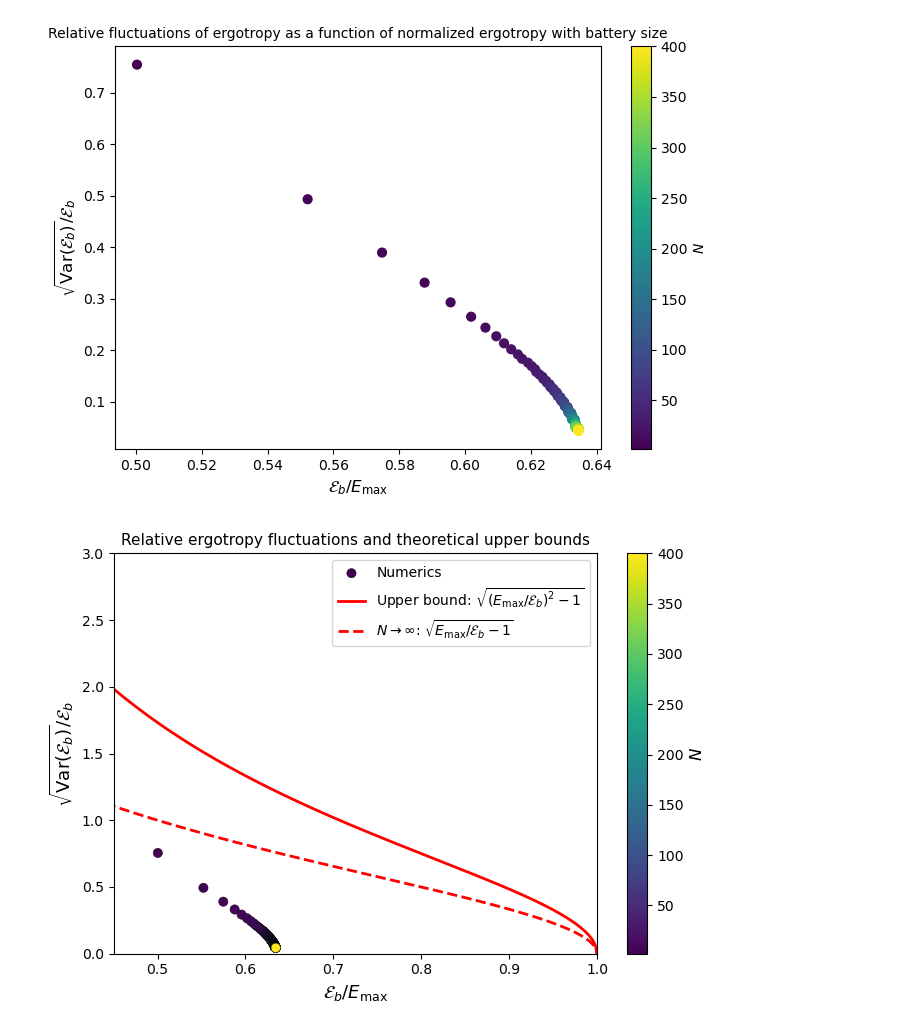
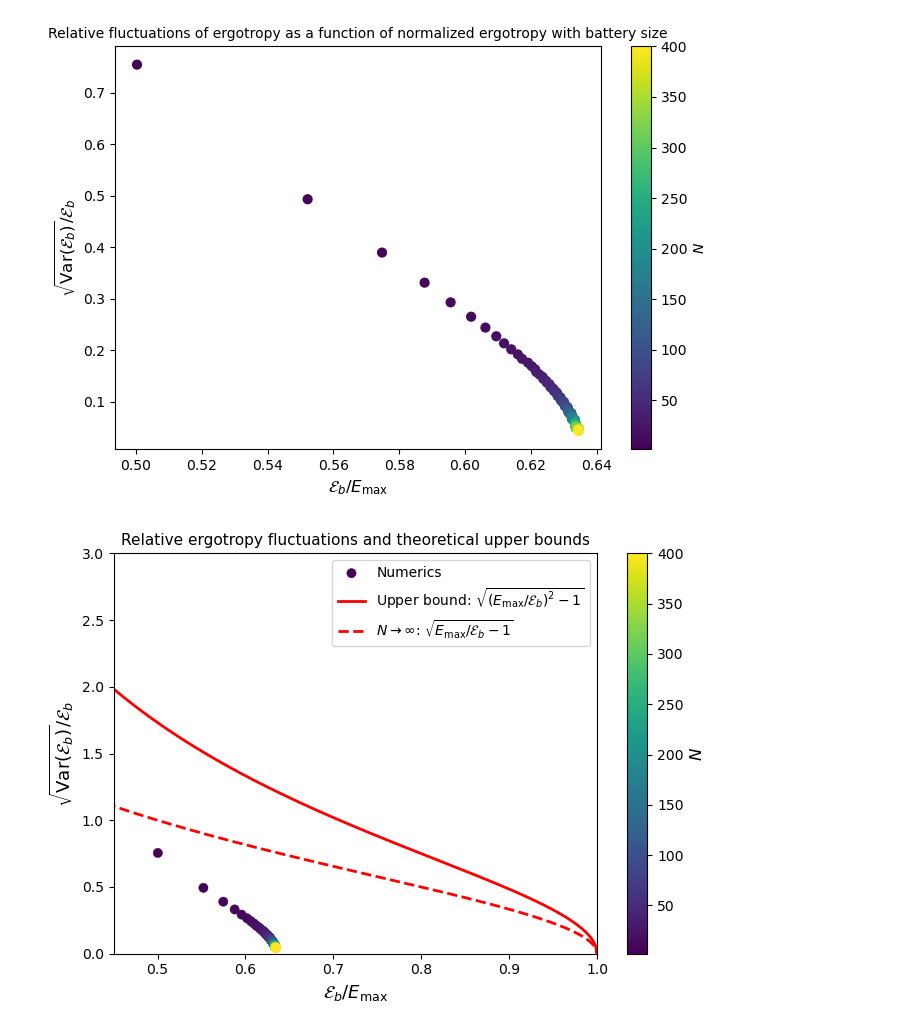
Before and after one commit to gbhanja/ERGO_FLUC_parallel_codes, a Jupyter notebook: TC_OP_coherent.ipynb, the cells around one changed output. Saved outputs shown, nothing was run; the diff lists cells and outputs as text; code cells hidden in the pictures.

```diff
--- a/TC_OP_coherent.ipynb
+++ b/TC_OP_coherent.ipynb
@@ -773,9 +773,9 @@ plt.show()
 # %% [output]
 [figure]
 # %%
-####################################################################################################
+##########################################################
 # Relative ergotropy fluctuations vs normalized ergotropy
-####################################################################################################
+##########################################################
 
 # Numerical data
 x = E_ergo / E_max
@@ -797,7 +797,6 @@ sc = plt.scatter(
     c=N_arr,
     cmap='viridis',
     s=45,
-    edgecolors='k',
     linewidth=0.3,
     label='Numerics'
 )
@@ -809,31 +808,31 @@ plt.plot(
     'r-',
     lw=2,
     label=r'Upper bound: $\sqrt{(E_{\max}/\mathcal{E}_b)^2-1}$'
 )
 
 # Large-N upper bound
 plt.plot(
     xb,
     bound_largeN,
     'r--',
     lw=2,
     label=r'$N\rightarrow\infty$: $\sqrt{E_{\max}/\mathcal{E}_b-1}$'
 )
 
 plt.xlim(0.45,1.0)
 plt.ylim(0,3)
 
 plt.xlabel(r'$\mathcal{E}_b/E_{\max}$', fontsize=13)
 plt.ylabel(r'$\sqrt{\mathrm{Var}(\mathcal{E}_b)}/\mathcal{E}_b$', fontsize=13)
 
 plt.title("Relative ergotropy fluctuations and theoretical upper bounds", fontsize=11)
 
 cbar = plt.colorbar(sc)
 cbar.set_label(r'$N$', fontsize=12)
 
 plt.legend(fontsize=10)
 
 plt.tight_layout()
 plt.show()
 # %% [output]
-[figure, old version]
+[figure, new version]
```
Also changed, not shown: parts of 2 cells of this notebook.
